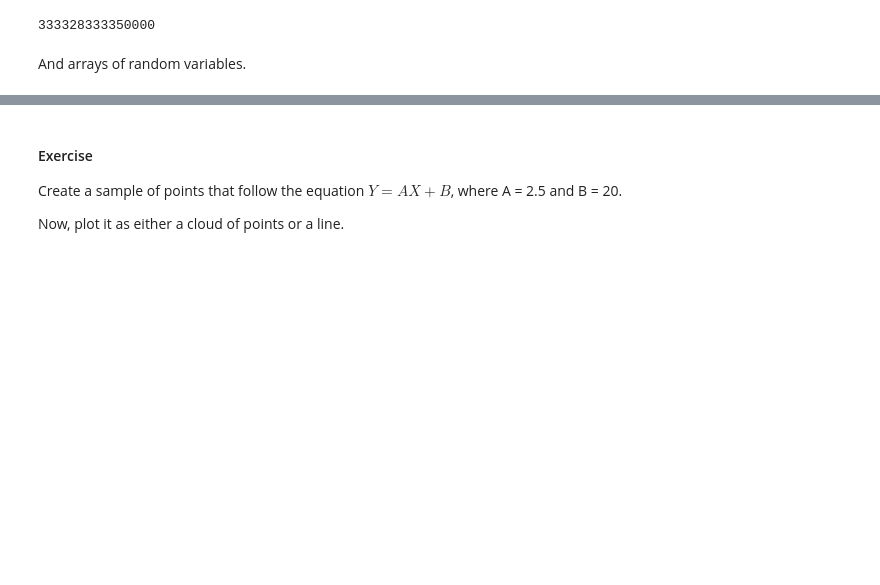
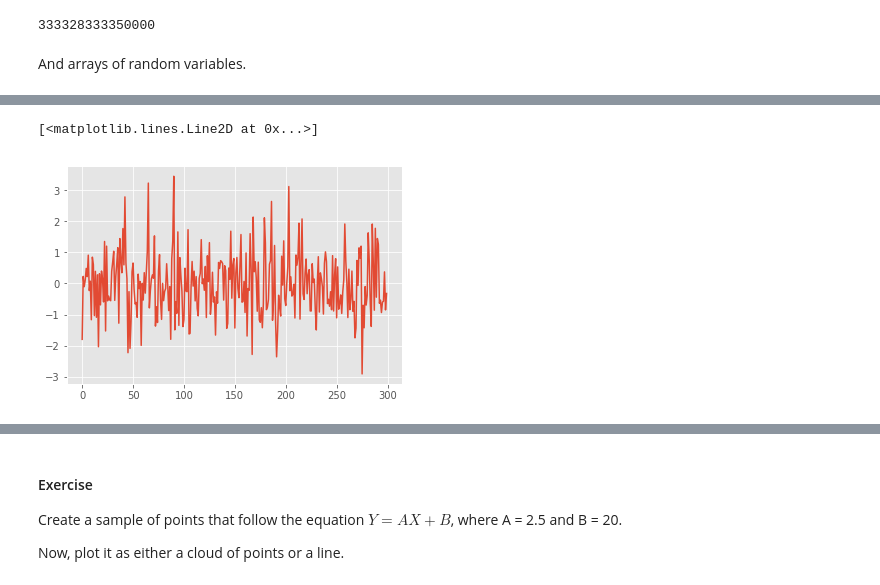
Before and after one commit to luisdelpozo/ClasesMaster_26, a Jupyter notebook: Python/03_Linear_Algebra_numpy_LMdP.ipynb, the cells around one changed output, grey strips where cells are left out. Saved outputs shown, nothing was run; the diff lists cells and outputs as text; code cells hidden in the pictures; blank space fills up the shorter version.

```diff
--- a/Python/03_Linear_Algebra_numpy_LMdP.ipynb
+++ b/Python/03_Linear_Algebra_numpy_LMdP.ipynb
@@ -285,0 +296,5 @@ plt.hist(np.random.normal(size=300))
+# %%
+plt.plot(np.random.normal(size=300))
+# %% [output]
+[<matplotlib.lines.Line2D at 0x...>]
+[figure, added]
```
Also changed, not shown: parts of 35 cells of this notebook, 1 other file.
